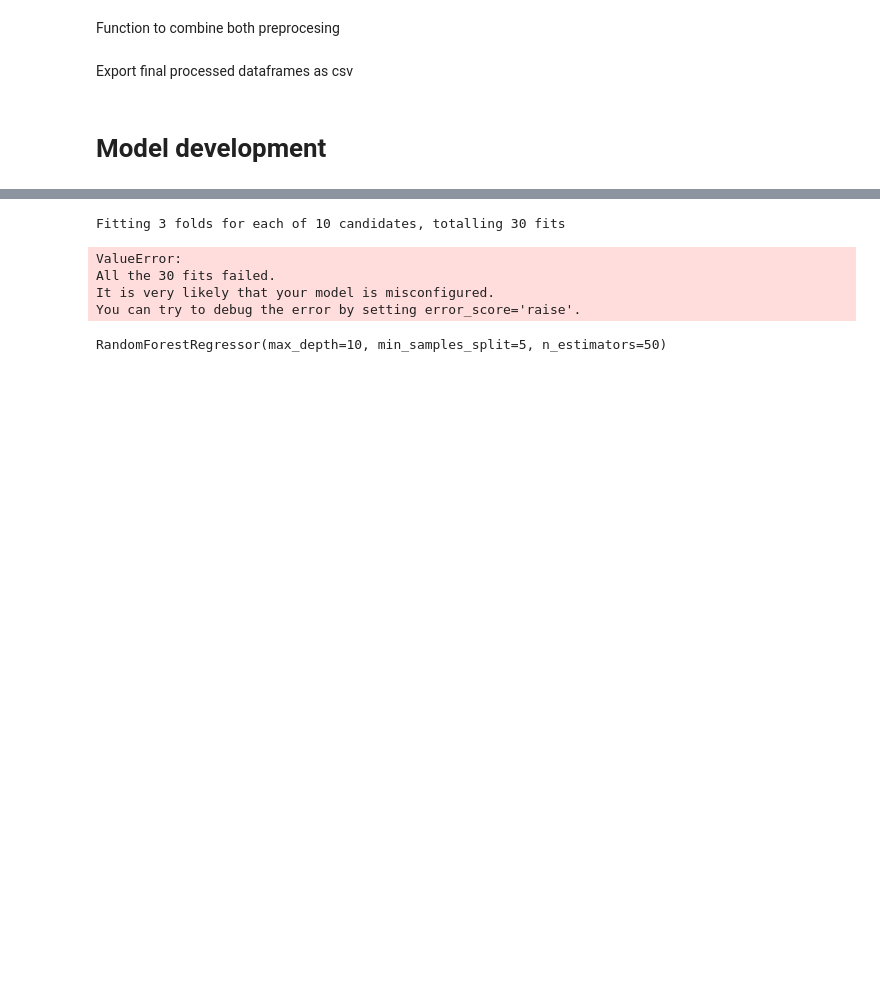
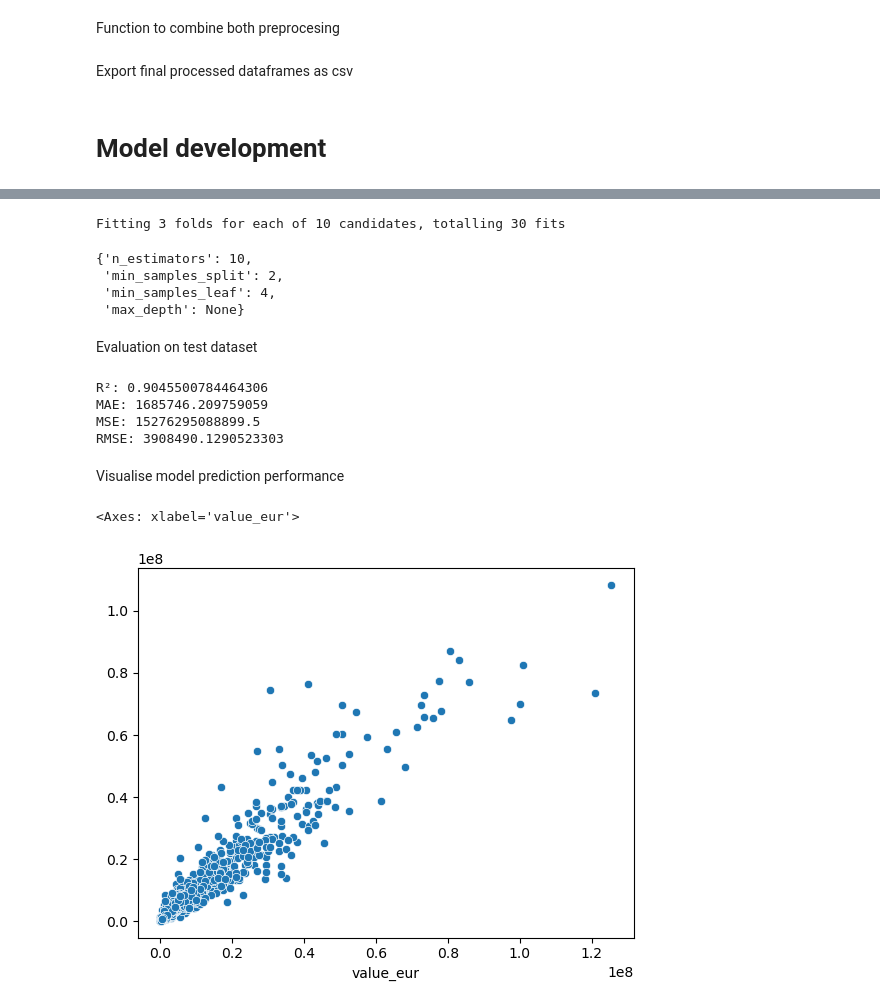
Before and after one commit to ish10k/footballer-wage-prediction, a Jupyter notebook: RandomForestRegressor.ipynb, the cells around one changed output, grey strips where cells are left out. Cells and saved outputs as stored; diff of their text form; code cells hidden in the pictures; blank space fills up the shorter version.

Commit message:
Everyone's model done

```diff
--- a/RandomForestRegressor.ipynb
+++ b/RandomForestRegressor.ipynb
@@ -658,9 +652,11 @@ def apply_preprocessing(df: pd.DataFrame, scale: bool=True) -> pd.DataFrame:
 Export final processed dataframes as csv
 # %%
 # Apply processing to each feature dataset
-X_train = apply_preprocessing(X_train, scale=True)
-X_test = apply_preprocessing(X_test, scale=True)
-X_valid = apply_preprocessing(X_valid, scale=True)
+X_train.drop(['overall', 'potential'], axis=1, inplace=True)
+X_test.drop(['overall', 'potential'], axis=1, inplace=True)
+
+X_train = apply_preprocessing(X_train, scale=False)
+X_test = apply_preprocessing(X_test, scale=False)
 # %% [markdown]
 # Model development
 # %%
@@ -678,7 +676,7 @@ from math import sqrt
 algo = RandomForestRegressor()
 
 # Define the hyperparameter grid for tuning
-param_grid = {
+param_distributions = {
     'n_estimators': [10, 25, 50, 75, 100],
     'max_depth': [None, 10, 20, 30, 40, 50],
     'min_samples_split': [2, 5, 10],
@@ -696,10 +694,10 @@ scorers = {
 # Create the RandomizedSearchCV object
 random_search = RandomizedSearchCV(
     estimator=algo,
-    param_distributions=param_grid,
+    param_distributions=param_distributions,
     scoring=scorers,
     refit='rmse',
-    cv=3,
+    cv=3, # number of K-Folds
     n_iter=10,
     verbose=1,
     n_jobs=-1,
@@ -711,32 +709,39 @@ random_search.fit(X_train, y_train)
 
 # Get the best model from the grid search
 best_rfr = random_search.best_estimator_
+# Show hyperparameters of best model
 random_search.best_params_
-
-# Use the best model to make predictions
-y_prediction = best_rfr.predict(X_test)
-
-# Evaluate the performance of the best model
-test_r2_score = r2_score(y_test, y_prediction)
-
-test_mae = mean_absolute_error(y_test, y_prediction)
-
-test_mse = mean_squared_error(y_test, y_prediction)
-
-test_rmse = sqrt(test_mse)
-valid_rmse = sqrt(y_prediction)
-
-print(f"Test r2: {test_r2_score}")
-print(f"Test MAE: {test_mae}")
-print(f"Test MSE: {test_mse}")
-print(f"Test RMSE: {test_rmse}")
 # %% [output]
 Fitting 3 folds for each of 10 candidates, totalling 30 fits
-ValueError:
-All the 30 fits failed.
-It is very likely that your model is misconfigured.
-You can try to debug the error by setting error_score='raise'.
+{'n_estimators': 10,
+ 'min_samples_split': 2,
+ 'min_samples_leaf': 4,
+ 'max_depth': None}
-# %%
-best_rfr
-# %% [output]
-RandomForestRegressor(max_depth=10, min_samples_split=5, n_estimators=50)
+# %% [markdown]
+Evaluation on test dataset
+# %%
+# Use the best model to make predictions
+y_prediction = best_rfr.predict(X_test)
+
+# Evaluate the performance of the best model on test dataset
+r2 = r2_score(y_test, y_prediction)
+mae = mean_absolute_error(y_test, y_prediction)
+mse = mean_squared_error(y_test, y_prediction)
+rmse = sqrt(mse)
+
+print(f"R²: {r2}")
+print(f"MAE: {mae}")
+print(f"MSE: {mse}")
+print(f"RMSE: {rmse}")
+# %% [output]
+R²: 0.9045500784464306
+MAE: 1685746.209759059
+MSE: 15276295088899.5
+RMSE: 3908490.1290523303
+# %% [markdown]
+Visualise model prediction performance
+# %%
+sns.scatterplot(x=y_test, y=y_prediction)
+# %% [output]
+<Axes: xlabel='value_eur'>
+[figure, added]
```
Also changed, not shown: parts of 12 cells of this notebook, 20 other files.
